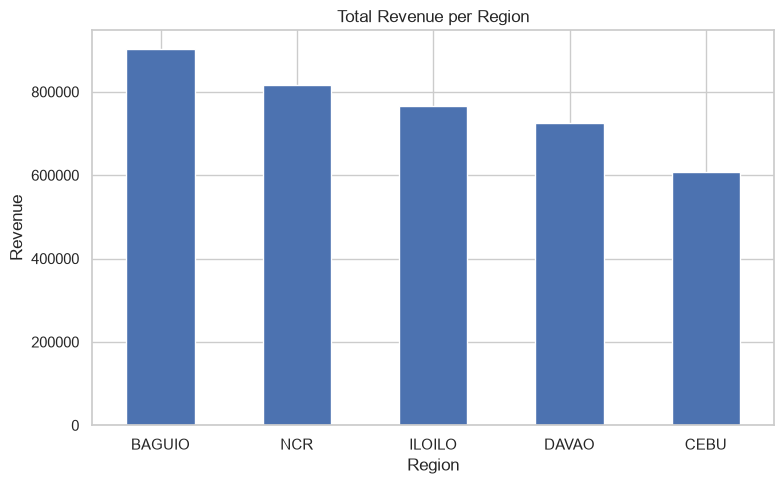
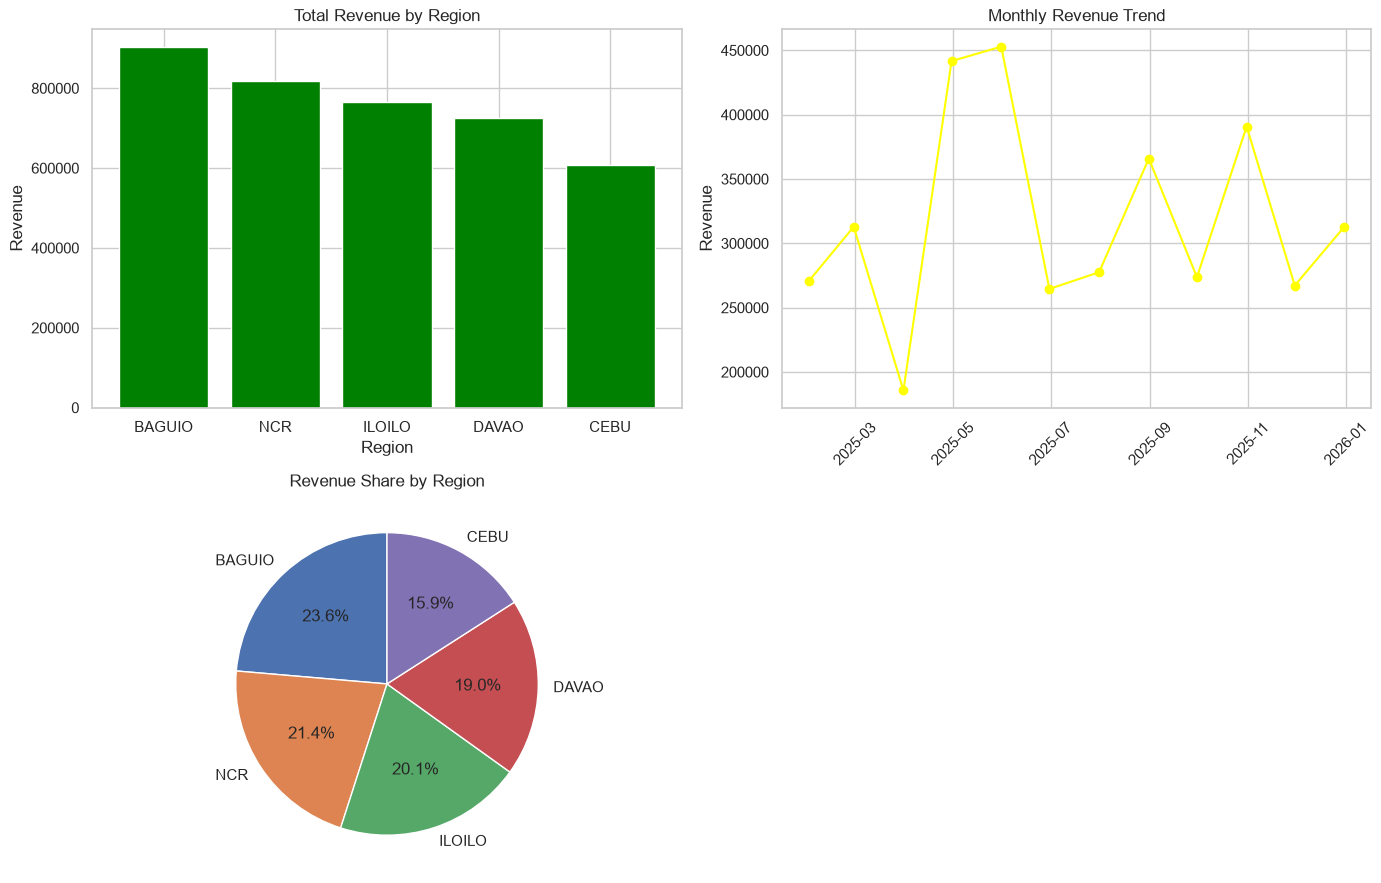
Unified diff of the notebook cell whose output changed from the first chart to the second:
--- before
+++ after
@@ -1,8 +1,8 @@
 import pandas as pd
 import matplotlib.pyplot as plt
-
+import seaborn as sns
 
 sales = pd.read_csv("data/sales_clean.csv", parse_dates=["order_date"])
-
+sns.set_theme(style="whitegrid")
 
 summary = (sales.groupby("region").agg(Orders=("order_id", "count"),Revenue=("total_amount", "sum"),Average_Order_Value=("total_amount", "mean")).round(2).sort_values("Revenue", ascending=False))
@@ -11,49 +11,22 @@
 print(summary)
 
+fig, axes = plt.subplots(2, 2, figsize=(14, 9))
 
 revenue_region = sales.groupby("region")["total_amount"].sum().sort_values(ascending=False)
-
-plt.figure(figsize=(8,5))
-revenue_region.plot(kind="bar")
-
-plt.title("Total Revenue per Region")
-plt.xlabel("Region")
-plt.ylabel("Revenue")
-
-plt.xticks(rotation=0)
-plt.tight_layout()
-plt.show()
-
-
-plt.figure(figsize=(7,7))
-
-revenue_region.plot(
-    kind="pie",
-    autopct="%1.1f%%",
-    startangle=90
-)
-
-plt.title("Revenue Share by Region")
-plt.ylabel("")
-
-plt.tight_layout()
-plt.show()
-
+axes[0,0].bar(revenue_region.index, revenue_region.values, color="green")
+axes[0,0].set_title("Total Revenue by Region")
+axes[0,0].set_ylabel("Revenue")
+axes[0,0].set_xlabel("Region")
 
 monthly_revenue =sales.set_index("order_date").resample("ME")["total_amount"].sum()
+axes[0,1].plot(monthly_revenue.index, monthly_revenue.values, marker="o", color="yellow")
+axes[0,1].set_title("Monthly Revenue Trend")
+axes[0,1].set_ylabel("Revenue")
+axes[0,1].tick_params(axis="x", rotation=45)
 
+axes[1,0].pie(by_region.values,labels=by_region.index,autopct="%1.1f%%",startangle=90)
+axes[1,0].set_title("Revenue Share by Region")
 
-plt.figure(figsize=(10,5))
-
-monthly_revenue.plot(
-    kind="line",
-    marker="o"
-)
-
-plt.title("Monthly Revenue Trend")
-plt.xlabel("Month")
-plt.ylabel("Revenue")
-plt.grid(True)
-
+fig.delaxes(axes[1,1])#remove the unused plot
 plt.tight_layout()
 plt.show()
@@ -61,4 +34,5 @@
 
 best_region = summary.index[0]
+best_revenue = summary.iloc[0]["Revenue"]
 
 print("\nRecommendation:")

Commit: Update data analysis notebook